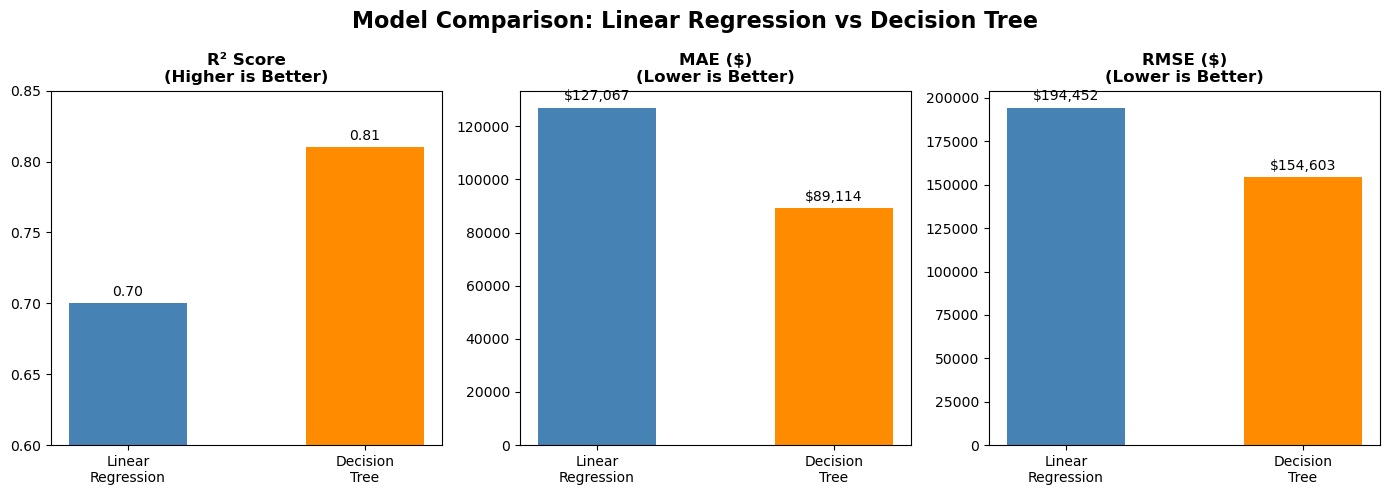
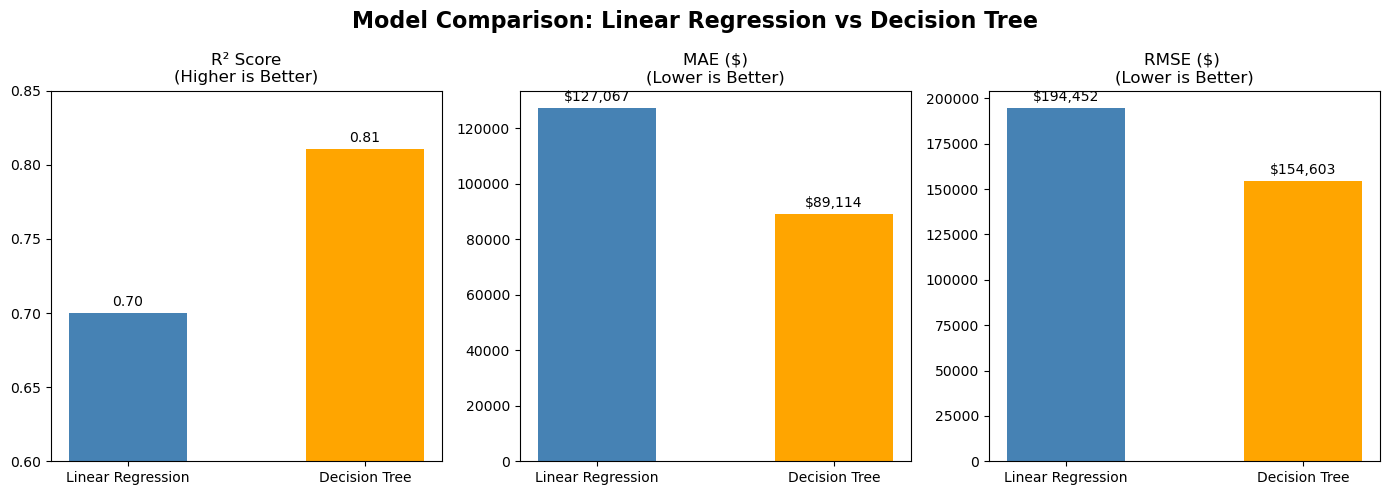
The change to this notebook cell's code, shown as a diff; its figure went from the first image to the second:
--- before
+++ after
@@ -1,23 +1,26 @@
 fig, axes = plt.subplots(1, 3, figsize=(14, 5))
 fig.suptitle('Model Comparison: Linear Regression vs Decision Tree', fontsize=16, fontweight='bold')
-models  = ['Linear\nRegression', 'Decision\nTree']
-colors  = ['steelblue', 'darkorange']
+models  = ['Linear Regression', 'Decision Tree']
+colors  = ['steelblue', 'orange']
+
 #  R² (higher is better) 
 r2_scores = [pipe.score(x_test, y_test), pipe_dt.score(x_test, y_test)]
 bars = axes[0].bar(models, r2_scores, color=colors, width=0.5)
-axes[0].set_title('R² Score\n(Higher is Better)', fontweight='bold')
+axes[0].set_title('R² Score\n(Higher is Better)')
 axes[0].set_ylim(0.6, 0.85)
 axes[0].bar_label(bars, fmt='%.2f', padding=3)
+
 # MAE (lower is better) 
 mae_lr = mean_absolute_error(y_test, pipe.predict(x_test))
 mae_scores = [mae_lr, mae_dt]
 bars = axes[1].bar(models, mae_scores, color=colors, width=0.5)
-axes[1].set_title('MAE ($)\n(Lower is Better)', fontweight='bold')
+axes[1].set_title('MAE ($)\n(Lower is Better)')
 axes[1].bar_label(bars, fmt='${:,.0f}', padding=3)
 # RMSE (lower is better) 
+
 rmse_lr = np.sqrt(mean_squared_error(y_test, pipe.predict(x_test)))
 rmse_scores = [rmse_lr, rmse_dt]
 bars = axes[2].bar(models, rmse_scores, color=colors, width=0.5)
-axes[2].set_title('RMSE ($)\n(Lower is Better)', fontweight='bold')
+axes[2].set_title('RMSE ($) \n(Lower is Better)')
 axes[2].bar_label(bars, fmt='${:,.0f}', padding=3)
 plt.tight_layout()

Commit: feat: iupdated the graph for model comparison